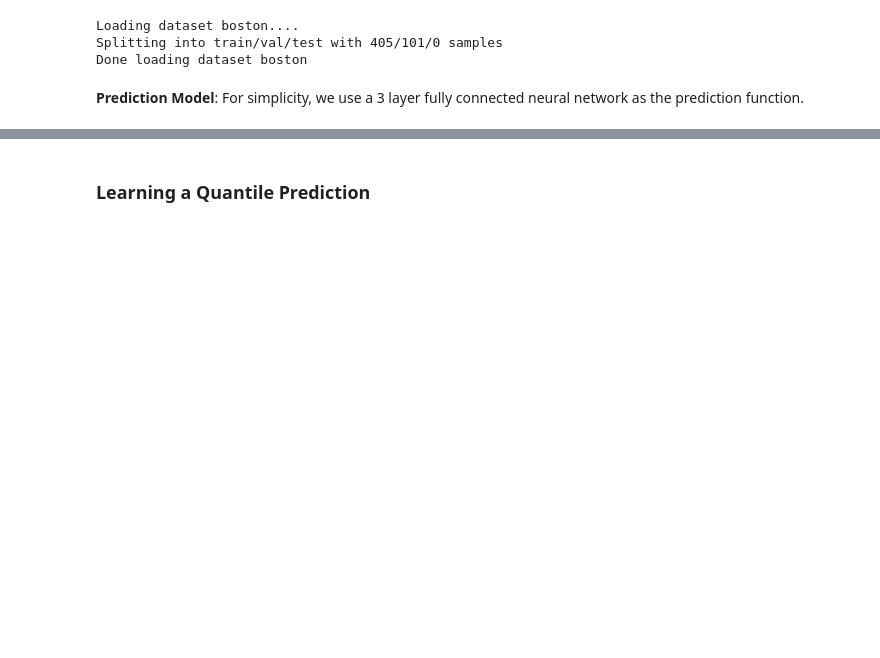
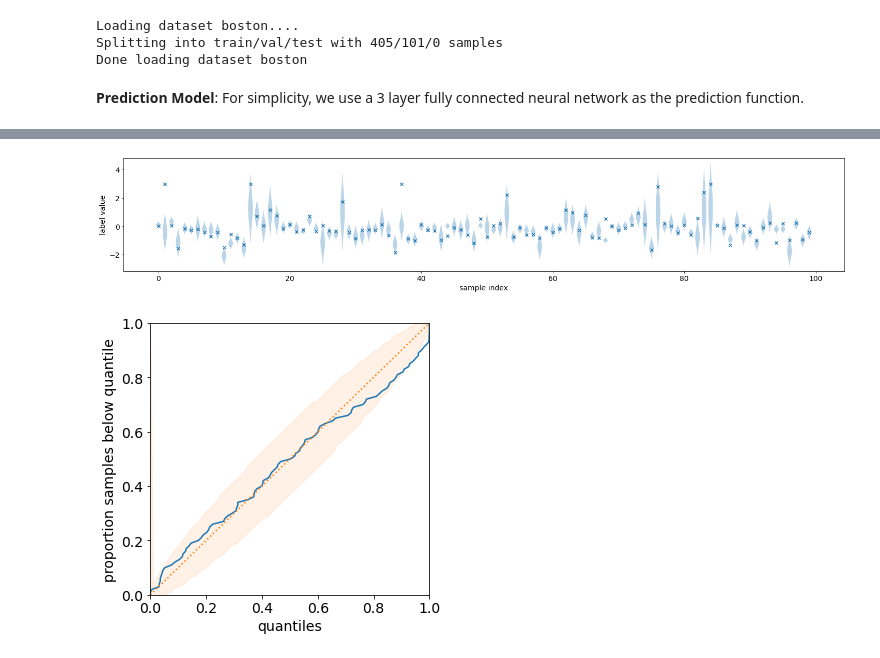
Before and after one commit to TorchUQ/torchuq, a Jupyter notebook: docs/tutorial/1_b_learning.ipynb, the cells around one changed output, grey strips where cells are left out. Cells and saved outputs as stored; diff of their text form; code cells hidden in the pictures; blank space fills up the shorter version.

```diff
--- a/docs/tutorial/1_b_learning.ipynb
+++ b/docs/tutorial/1_b_learning.ipynb
@@ -124,2 +193,0 @@ Epoch 90, loss=0.2873
-# %% [markdown]
-### Learning a Quantile Prediction
@@ -155,29 +193,0 @@ quantile.plot_quantiles(torch.sort(predictions_quantile, dim=1)[0], val_y)
-# %%
-from torchuq.metric.distribution import compute_nll
-from torch.distributions.normal import Normal
-from torchuq.transform.naive import quantile_to_distribution
-
-net = NetworkFC(x_dim, out_dim=20).to(device)
-optimizer = optim.Adam(net.parameters(), lr=1e-4)
-
-for epoch in range(100):
-    if epoch % 10 == 0:    # Evaluate the validation performance
-        with torch.no_grad():
-            val_x, val_y = val_dataset[:]
-            pred_raw = net(val_x.to(device))
-            pred_val = quantile_to_distribution(pred_raw)
-
-            loss = compute_nll(pred_val, val_y.to(device)).mean()
-            print("Epoch %d, loss=%.4f" % (epoch, loss))
-
-    for i, (bx, by) in enumerate(train_loader):  # Standard pytorch training loop
-        optimizer.zero_grad()
-        pred_raw = net(bx.to(device))
-        pred_val = quantile_to_distribution(pred_raw)
-        loss = compute_nll(pred_val, by.to(device)).mean()
-        loss.backward()
-        optimizer.step()
-
-val_x, val_y = val_dataset[:]
-pred_raw = net(val_x.to(device)).cpu().detach()
-predictions_distribution = quantile_to_distribution(pred_raw)
@@ -198,0 +194,11 @@ torch.save({'labels': val_y.flatten().cpu(),
+# %%
+from torchuq.metric.distribution import plot_density_sequence, plot_reliability_diagram
+
+pred_raw = net(val_x.to(device)).cpu()
+predictions_distribution2 = quantile_to_distribution(pred_raw)
+
+plot_density_sequence(predictions_distribution2, val_y)
+plot_reliability_diagram(predictions_distribution2, val_y);
+# %% [output]
+[figure, added]
+[figure, added]
```
Also changed, not shown: parts of 23 cells of this notebook, 3 other files.
